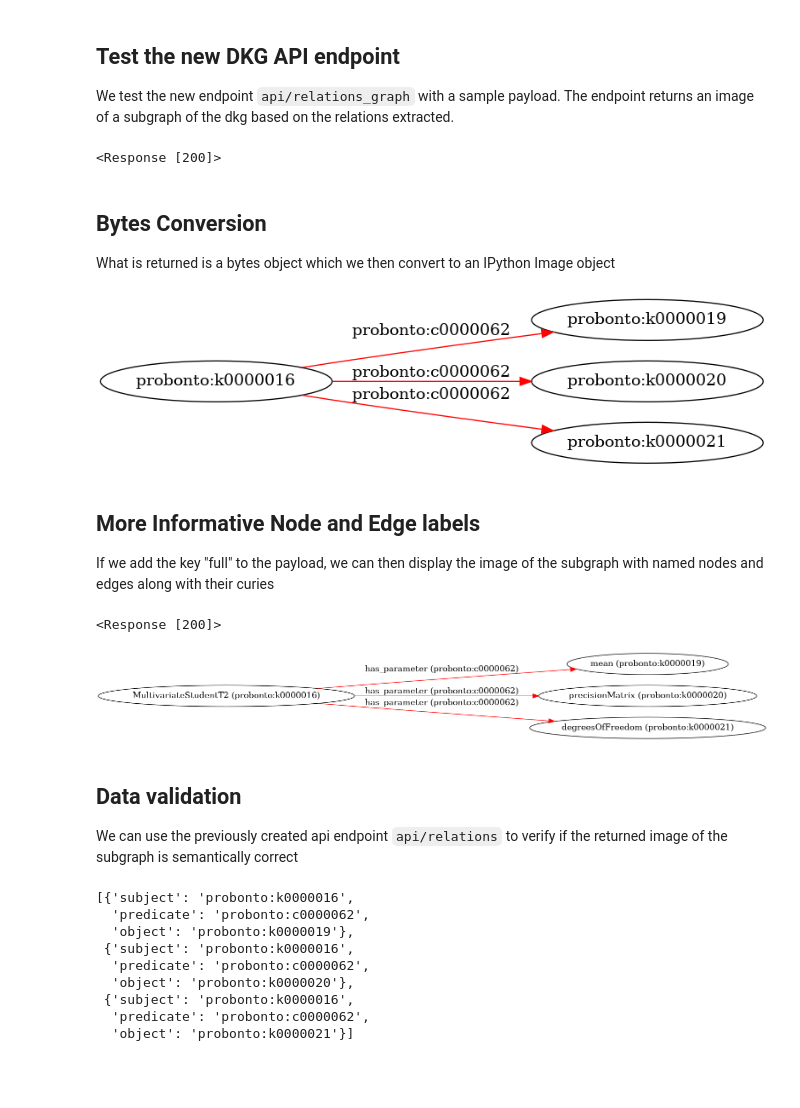
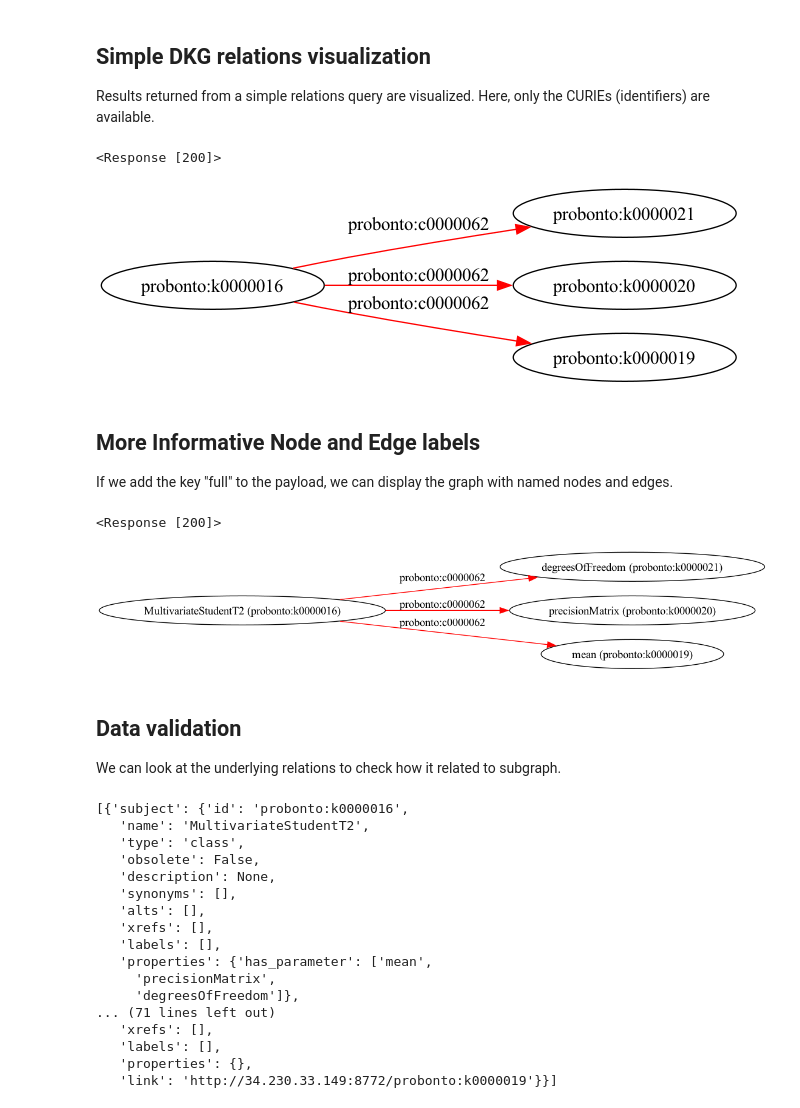
Before and after one commit to gyorilab/mira, a Jupyter notebook: notebooks/DKG_Viz_Demo.ipynb, the cells around one changed output. Cells and saved outputs as stored; diff of their text form; code cells hidden in the pictures; blank space fills up the shorter version.

```diff
--- a/notebooks/DKG_Viz_Demo.ipynb
+++ b/notebooks/DKG_Viz_Demo.ipynb
@@ -5,31 +7,23 @@ from IPython.display import Image, display
 # %% [markdown]
-## Test the new DKG API endpoint
-We test the new endpoint `api/relations_graph` with a sample payload. The endpoint returns an image of a subgraph of the dkg based on the relations extracted.
+## Simple DKG relations visualization
+Results returned from a simple relations query are visualized. Here, only the CURIEs (identifiers) are available.
 # %%
 data_json ={
     "source_curie":"probonto:k0000016",
 }
-response = requests.post("http://localhost:8771/api/relations_graph", json=data_json)
+response = requests.post("http://34.230.33.149:8771/api/relations", json=data_json)
 response
 # %% [output]
 <Response [200]>
-# %% [markdown]
-## Bytes Conversion
-What is returned is a bytes object which we then convert to an IPython Image object
 # %%
-# Convert bytes to a BytesIO stream
-image_stream = io.BytesIO(response.content)
+draw_relations(response.json(), 'graph.png')
 
-# Create an Image object based off the stream
-image = Image(data=image_stream.read())
-
-# Show the image
-display(image)
+Image('graph.png')
 # %% [output]
-[figure, old version]
+[figure, new version]
 # %% [markdown]
 ## More Informative Node and Edge labels
-If we add the key "full" to the payload, we can then display the image of the subgraph with named nodes and edges along with their curies
+If we add the key "full" to the payload, we can display the graph with named nodes and edges.
 # %%
 data_json ={
     "source_curie":"probonto:k0000016",
@@ -40,32 +34,31 @@ response
 # %% [output]
 <Response [200]>
 # %%
-# Convert bytes to a BytesIO stream
-image_stream = io.BytesIO(response.content)
+draw_relations(response.json(), 'graph.png', is_full=True)
 
-# Create an Image object based off the stream
-image = Image(data=image_stream.read())
-
-# Show the image
-display(image)
+Image('graph.png')
 # %% [output]
-[figure, old version]
+[figure, new version]
 # %% [markdown]
 ## Data validation
-We can use the previously created api endpoint `api/relations` to verify if the returned image of the subgraph is semantically correct
+We can look at the underlying relations to check how it related to subgraph.
 # %%
-data_json ={
-    "source_curie":"probonto:k0000016",
-}
-response = requests.post("http://localhost:8771/api/relations", json=data_json)
 response.json()
 # %% [output]
-[{'subject': 'probonto:k0000016',
-  'predicate': 'probonto:c0000062',
-  'object': 'probonto:k0000019'},
- {'subject': 'probonto:k0000016',
-  'predicate': 'probonto:c0000062',
-  'object': 'probonto:k0000020'},
- {'subject': 'probonto:k0000016',
-  'predicate': 'probonto:c0000062',
-  'object': 'probonto:k0000021'}]
+[{'subject': {'id': 'probonto:k0000016',
+   'name': 'MultivariateStudentT2',
+   'type': 'class',
+   'obsolete': False,
+   'description': None,
+   'synonyms': [],
+   'alts': [],
+   'xrefs': [],
+   'labels': [],
+   'properties': {'has_parameter': ['mean',
+     'precisionMatrix',
+     'degreesOfFreedom']},
+... (71 lines left out)
+   'xrefs': [],
+   'labels': [],
+   'properties': {},
+   'link': 'http://34.230.33.149:8772/probonto:k0000019'}}]
```
Also changed, not shown: parts of 2 cells of this notebook.
